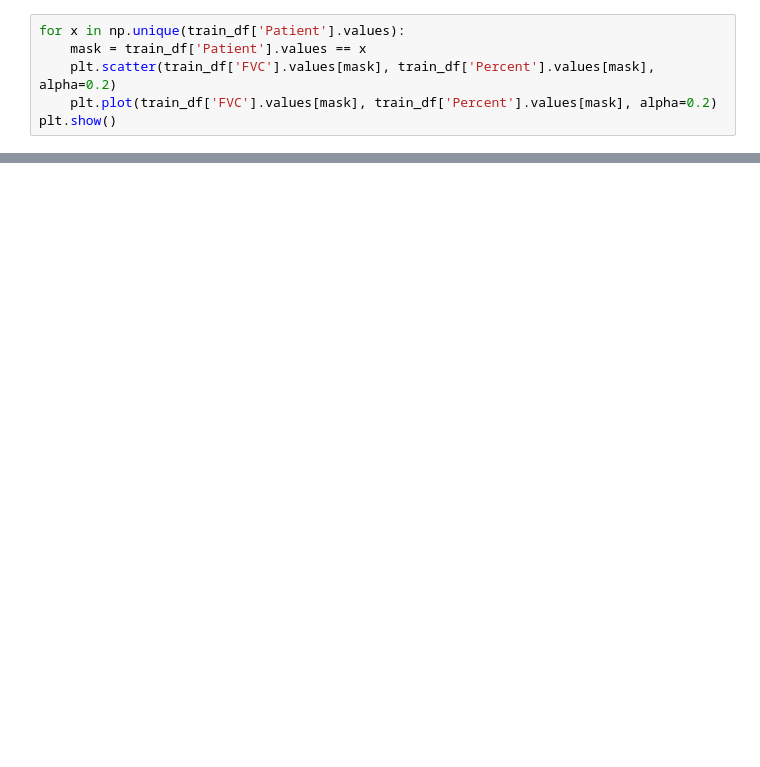
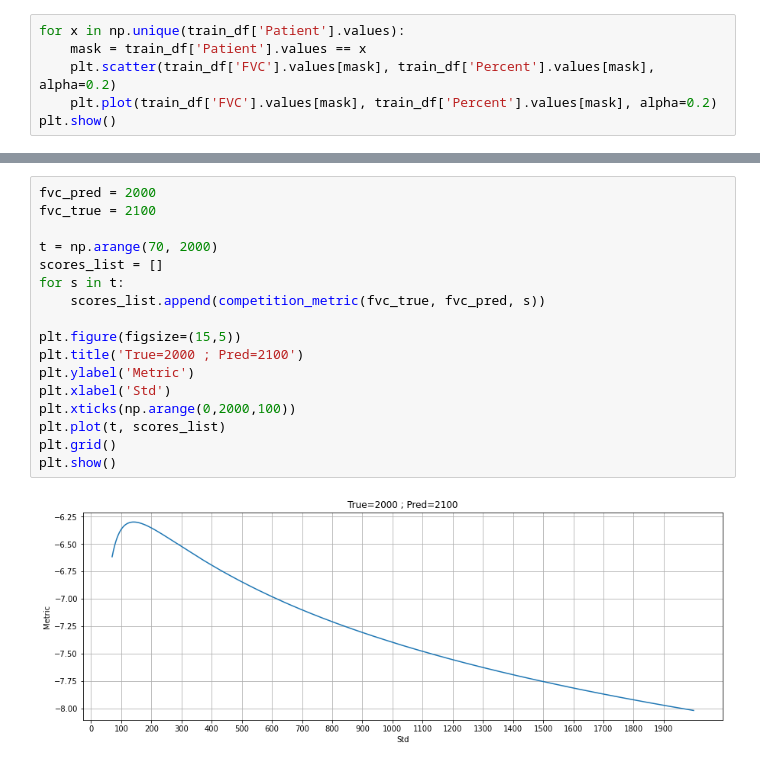
Before and after one commit to javirasu/osic_competition, a Jupyter notebook: notebooks/EDA.ipynb, the cells around one changed output, grey strips where cells are left out. Drawn from its saved outputs; the diff is of its cells as text; blank space fills up the shorter version.

```diff
--- a/notebooks/EDA.ipynb
+++ b/notebooks/EDA.ipynb
@@ -188,0 +199,19 @@ CalledProcessError: Command '['convert', '-size', '432x288', '-depth', '8', '-de
+# %%
+fvc_pred = 2000
+fvc_true = 2100
+
+t = np.arange(70, 2000)
+scores_list = []
+for s in t:
+    scores_list.append(competition_metric(fvc_true, fvc_pred, s))
+
+plt.figure(figsize=(15,5))
+plt.title('True=2000 ; Pred=2100')
+plt.ylabel('Metric')
+plt.xlabel('Std')
+plt.xticks(np.arange(0,2000,100))
+plt.plot(t, scores_list)
+plt.grid()
+plt.show()
+# %% [output]
+[figure, added]
```
Also changed, not shown: parts of 15 cells of this notebook, 12 other files.
